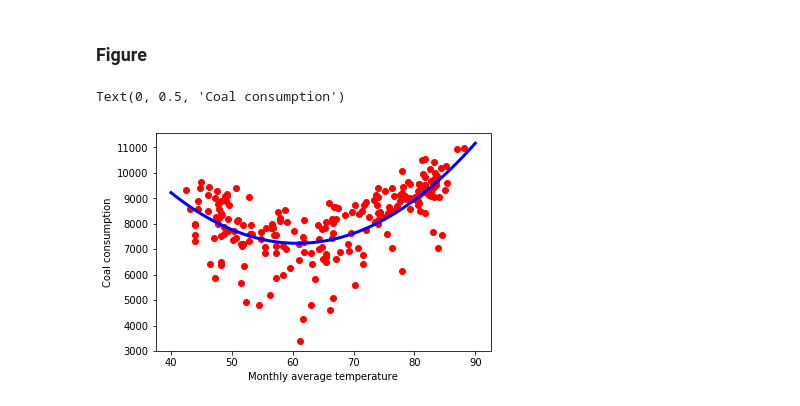
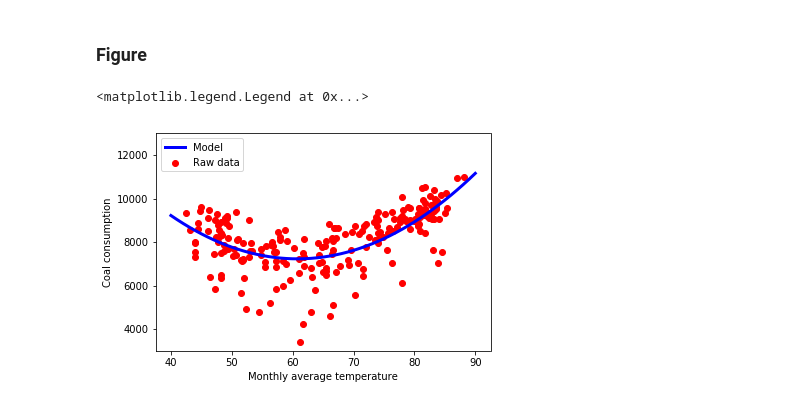
Before and after one commit to pikako77/project3, a Jupyter notebook: MachineLearning/code/Deep-learning-coalTemp.ipynb, the cells around one changed output. Cells and saved outputs as stored; diff of their text form; code cells hidden in the pictures.

```diff
--- a/MachineLearning/code/Deep-learning-coalTemp.ipynb
+++ b/MachineLearning/code/Deep-learning-coalTemp.ipynb
@@ -158,13 +160,15 @@ R2 score:  0.44592808624308056
 # %%
 x_plot = np.linspace(40, 90, 51)
 x_plot = x_plot.reshape(-1, 1)
 y_plot = poly_model.predict(poly_features.fit_transform(x_plot))
 
 plt.figure()
-plt.scatter(X, y, color='red')
-plt.plot(x_plot, y_plot, color='blue', linewidth=3)
+plt.scatter(X, y, color='red', label='Raw data')
+plt.plot(x_plot, y_plot, color='blue', linewidth=3, label='Model')
 plt.xlabel('Monthly average temperature')
 plt.ylabel('Coal consumption')
+plt.ylim([3000, 13000])
+plt.legend(loc='upper left')
 # %% [output]
-Text(0, 0.5, 'Coal consumption')
+<matplotlib.legend.Legend at 0x...>
-[figure, old version]
+[figure, new version]
```
Also changed, not shown: parts of 1 cell of this notebook, 15 other files.
